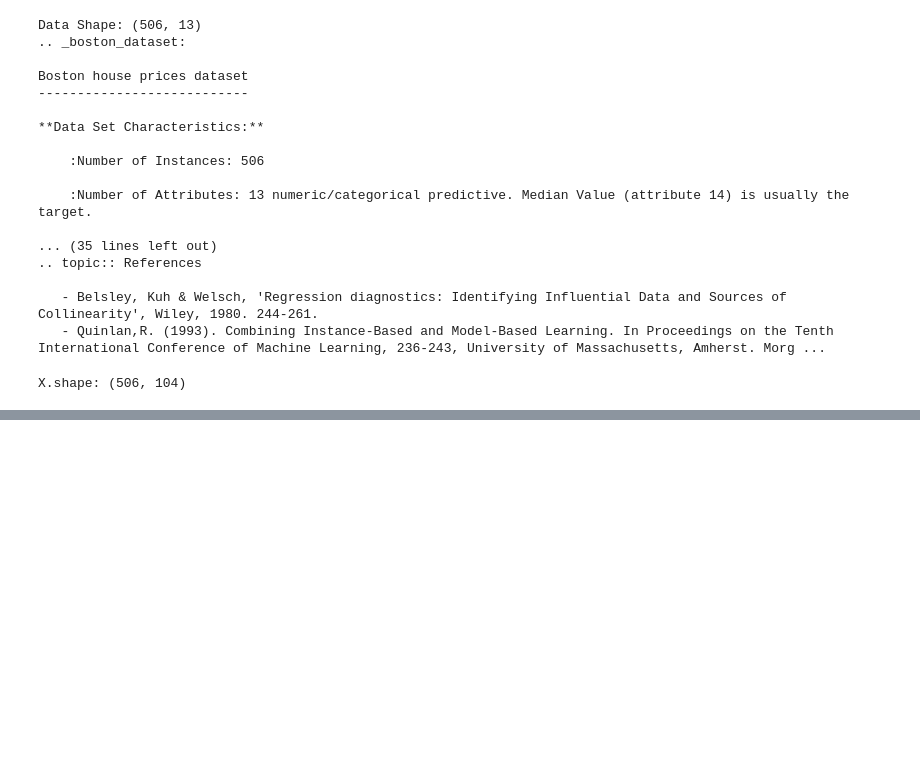
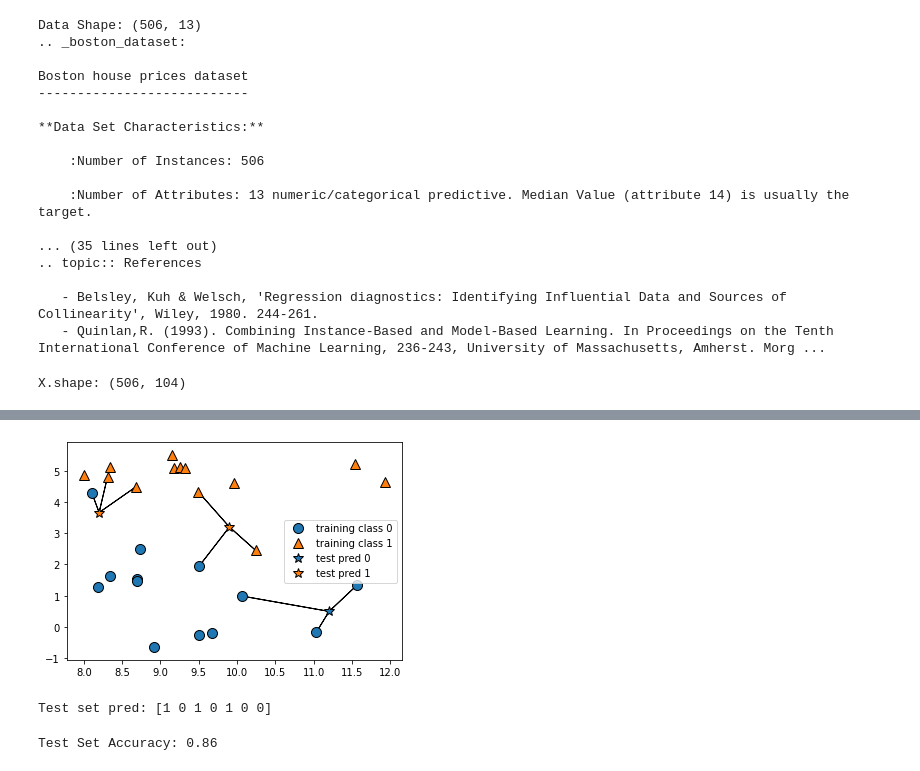
Before and after one commit to curiousnish/ml-sklearn, a Jupyter notebook: 2-supervised_learning.ipynb, the cells around one changed output, grey strips where cells are left out. Drawn from its saved outputs; the diff is of its cells as text; code cells hidden in the pictures; blank space fills up the shorter version.

```diff
--- a/2-supervised_learning.ipynb
+++ b/2-supervised_learning.ipynb
@@ -91,0 +100,6 @@ X.shape: (506, 104)
+# %%
+# with k nearest neighbors
+
+mglearn.plots.plot_knn_classification(n_neighbors=3)
+# %% [output]
+[figure, added]
@@ -91,0 +113,13 @@ X.shape: (506, 104)
+# %%
+from sklearn.neighbors import KNeighborsClassifier
+
+clf = KNeighborsClassifier(n_neighbors=3)
+clf.fit(X_train, y_train)
+print("Test set pred: {}".format(clf.predict(X_test)))
+# %% [output]
+Test set pred: [1 0 1 0 1 0 0]
+# %%
+# Evaluate the performance of the model
+print("Test Set Accuracy: {:.2f}".format(clf.score(X_test, y_test)))
+# %% [output]
+Test Set Accuracy: 0.86
```
Also changed, not shown: parts of 3 cells of this notebook.
